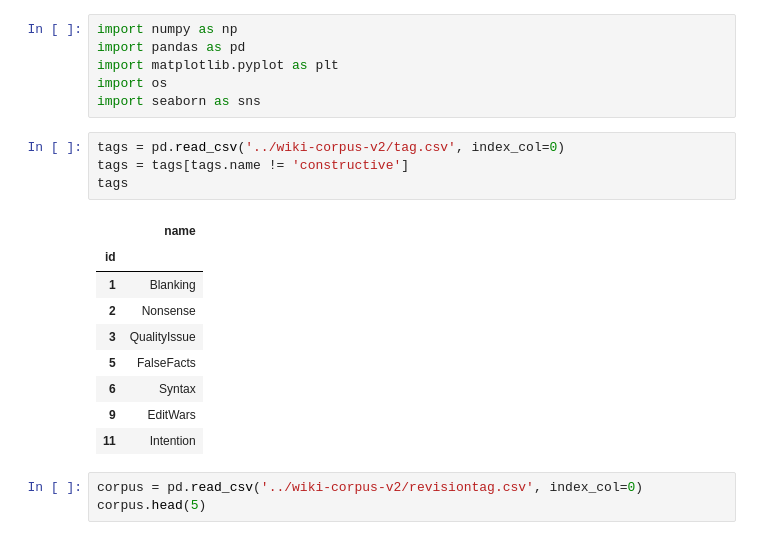
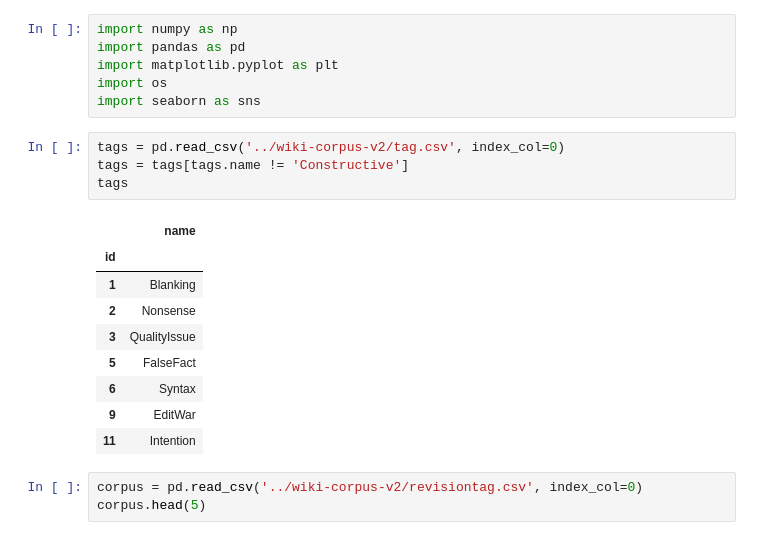
Before and after one commit to HPI-Information-Systems/wikipediatablevandalism, a Jupyter notebook: corpus/notebooks/corpus-tag-distribution.ipynb, the cells around one changed output. Saved outputs shown, nothing was run; the diff lists cells and outputs as text.

```diff
--- a/corpus/notebooks/corpus-tag-distribution.ipynb
+++ b/corpus/notebooks/corpus-tag-distribution.ipynb
@@ -6,17 +6,17 @@ import os
 import seaborn as sns
 # %%
 tags = pd.read_csv('../wiki-corpus-v2/tag.csv', index_col=0)
-tags = tags[tags.name != 'constructive']
+tags = tags[tags.name != 'Constructive']
 tags
 # %% [output]
 |  | name |
 | id |  |
 | 1 | Blanking |
 | 2 | Nonsense |
 | 3 | QualityIssue |
-| 5 | FalseFacts |
+| 5 | FalseFact |
 | 6 | Syntax |
-| 9 | EditWars |
+| 9 | EditWar |
 | 11 | Intention |
 # %%
 corpus = pd.read_csv('../wiki-corpus-v2/revisiontag.csv', index_col=0)
```
Also changed, not shown: parts of 3 cells of this notebook, 27 other files.
